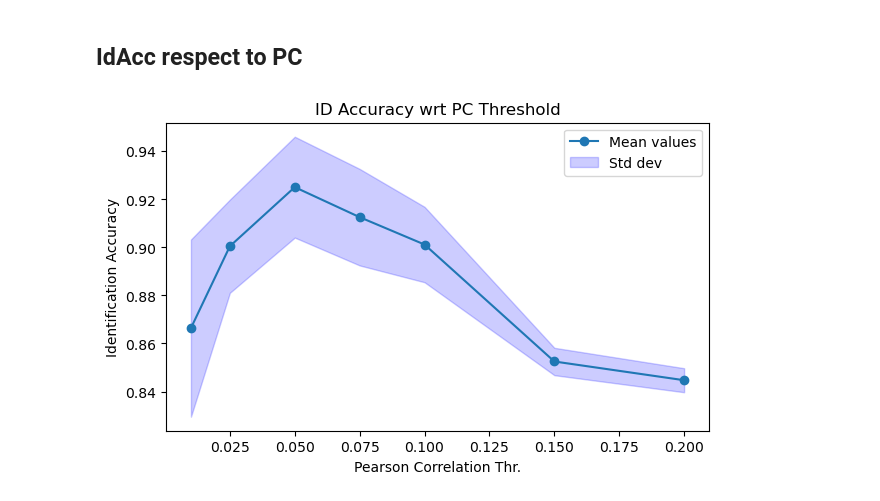
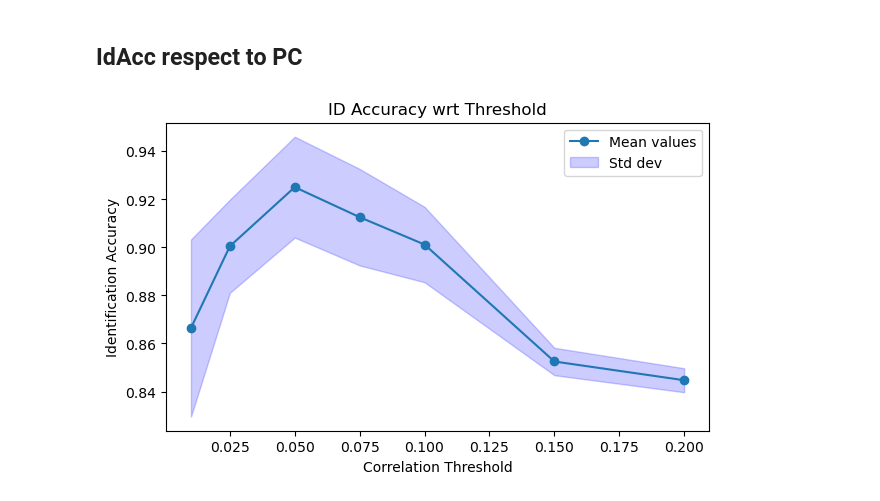
Before and after one commit to mattciff5/genre-to-fmri, a Jupyter notebook: mutlisubject_align.ipynb, the cells around one changed output. Saved outputs shown, nothing was run; the diff lists cells and outputs as text; code cells hidden in the pictures.

```diff
--- a/mutlisubject_align.ipynb
+++ b/mutlisubject_align.ipynb
@@ -1269,25 +1269,25 @@ plt.show()
 # %%
 import matplotlib.pyplot as plt
 import numpy as np
 
 pears_corr = [0.01, 0.025, 0.05, 0.075, 0.10, 0.15, 0.20]
 id_acc_mean = [0.8664, 0.9005, 0.9251, 0.9126, 0.9012, 0.8525, 0.8447]
 id_acc_stds = [0.0369, 0.0194, 0.0210, 0.0201, 0.0157, 0.0057, 0.0050]
 
 x = np.array(pears_corr)
 y = np.array(id_acc_mean)
 std = np.array(id_acc_stds)
 
 # Plotting
 plt.figure(figsize=(7,4))
 plt.plot(x, y, '-o', label='Mean values')
 plt.fill_between(x, y - std, y + std, color='blue', alpha=0.2, label='Std dev')
 plt.grid(False)
 
-plt.title('ID Accuracy wrt PC Threshold')
-plt.xlabel('Pearson Correlation Thr.')
+plt.title('ID Accuracy wrt Threshold')
+plt.xlabel('Correlation Threshold')
 plt.ylabel('Identification Accuracy')
 plt.legend()
 plt.show()
 # %% [output]
-[figure, old version]
+[figure, new version]
```
Also changed, not shown: 1 other file.
